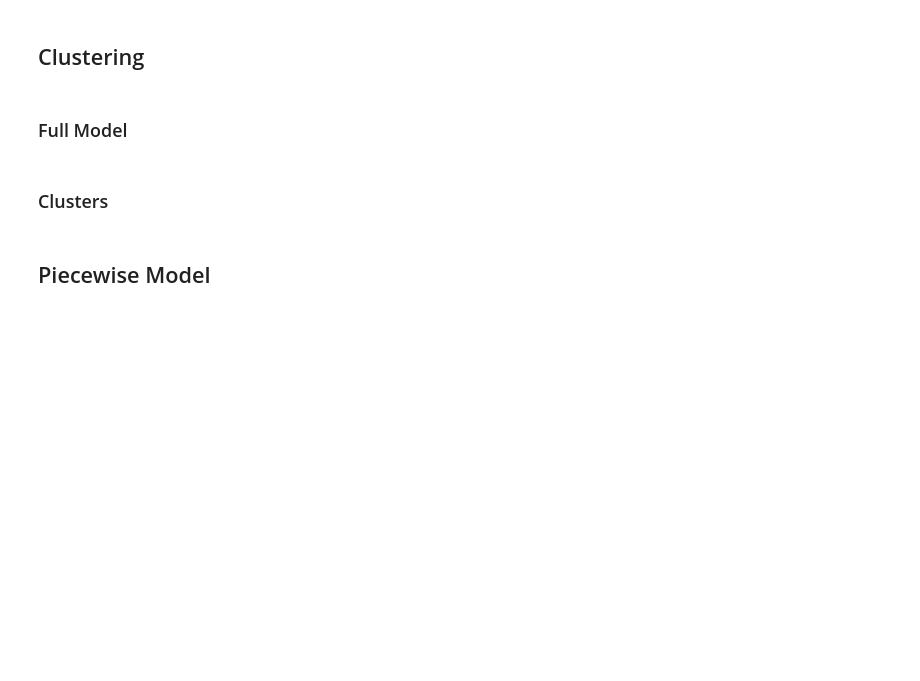
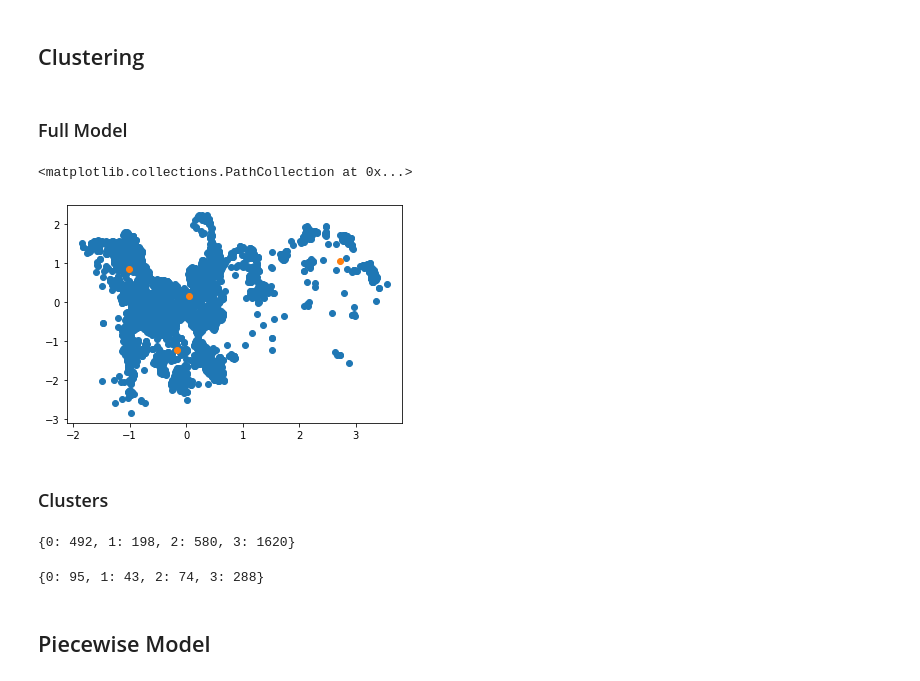
Before and after one commit to rcb2021/ET5003_SEM1_2021-2, a Jupyter notebook: ET5003_Etivity2_RayBeechinor_20201214.ipynb, the cells around one changed output. Drawn from its saved outputs; the diff is of its cells as text; code cells hidden in the pictures; blank space fills up the shorter version.

```diff
--- a/ET5003_Etivity2_RayBeechinor_20201214.ipynb
+++ b/ET5003_Etivity2_RayBeechinor_20201214.ipynb
@@ -839,2 +857,19 @@ gmm = GaussianMixture(n_components=4)
+# %%
+# training gaussian mixture model
+from sklearn.mixture import GaussianMixture
+
+gmm = GaussianMixture(n_components=4)
+# clustering by features latitude (feature 0) and longitude (feature 1)
+ind=[0,1]
+X_ind = np.vstack([Xn_train[:,ind],Xn_test[:,ind]])
+# Gaussian Mixture
+gmm.fit(X_ind)
+# plot blue dots
+plt.scatter(X_ind[:,0],X_ind[:,1])
+# centroids:  orange dots
+plt.scatter(gmm.means_[:,0],gmm.means_[:,1])
+# %% [output]
+<matplotlib.collections.PathCollection at 0x...>
+[figure, added]
 # %% [markdown]
 ### Clusters
@@ -844,0 +876,16 @@ gmm = GaussianMixture(n_components=4)
+# %%
+# train clusters
+# train clusters
+clusters_train = gmm.predict(Xn_train[:,ind])
+unique_train, counts_train = np.unique(clusters_train, return_counts=True)
+dict(zip(unique_train, counts_train))
+# %% [output]
+{0: 492, 1: 198, 2: 580, 3: 1620}
+# %%
+# test clusters
+# test clusters
+clusters_test = gmm.predict(Xn_test[:,ind])
+unique_test, counts_test = np.unique(clusters_test, return_counts=True)
+dict(zip(unique_test, counts_test))
+# %% [output]
+{0: 95, 1: 43, 2: 74, 3: 288}
```
Also changed, not shown: parts of 47 cells of this notebook.
